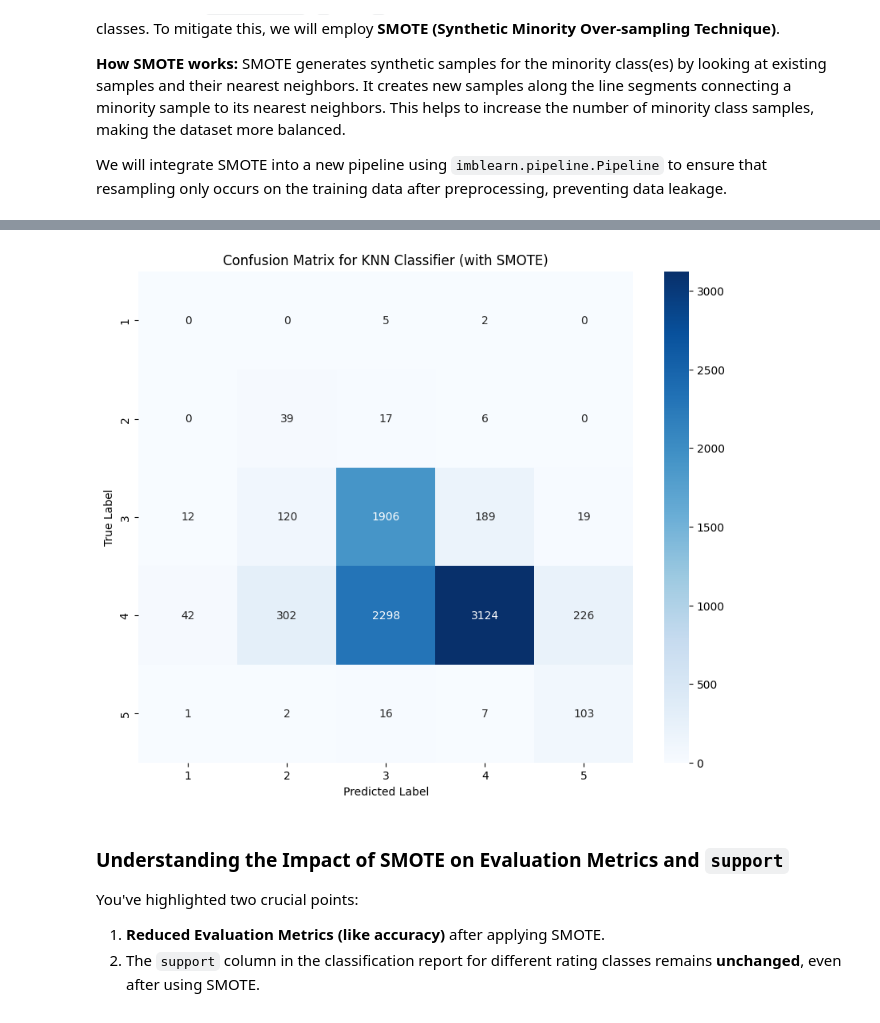
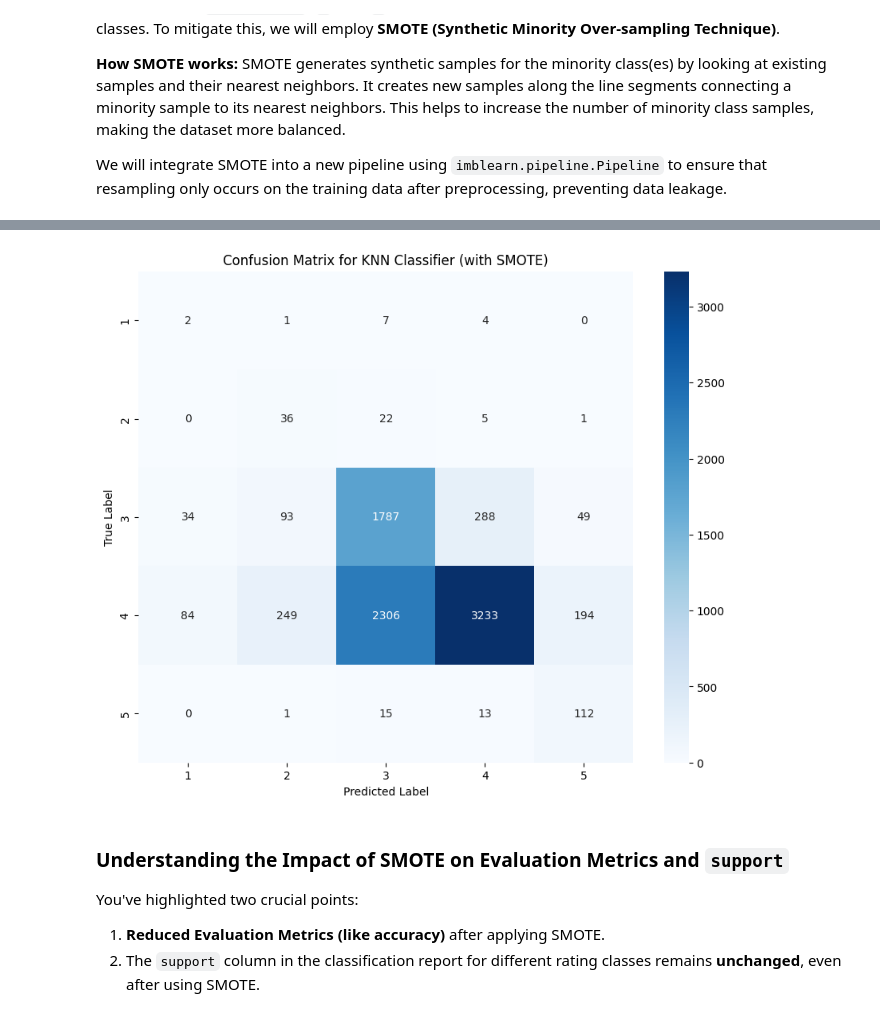
Before and after one commit to AshishNalawade0188/Restaurant-Analytics-Predictive-Intelligence-System, a Jupyter notebook: Karthik/imputed_dataset_KNN_CLASSIFIER.ipynb, the cells around one changed output, grey strips where cells are left out. Saved outputs shown, nothing was run; the diff lists cells and outputs as text; code cells hidden in the pictures.

```diff
--- a/Karthik/imputed_dataset_KNN_CLASSIFIER.ipynb
+++ b/Karthik/imputed_dataset_KNN_CLASSIFIER.ipynb
@@ -7,0 +25,27 @@ df = pd.read_csv('/content/drive/MyDrive/Colab Notebooks/zomato.csv')
+# %%
+# !pip install sqlalchemy psycopg2-binary pandas
+import pandas as pd
+from sqlalchemy import create_engine
+from google.colab import userdata
+
+# 1. Your Service URI (Ensure it starts with postgresql://)
+# Retrieve password securely from Colab Secrets
+DB_PASSWORD = userdata.get('DB_PASSWORD') # Ensure you have a secret named 'DB_PASSWORD'
+DATABASE_URL = f"postgres://avnadmin:{DB_PASSWORD}@pg-3ccb92da-john-7f1d.l.aivencloud.com:15149/defaultdb?sslmode=require"
+
+# Fix prefix for SQLAlchemy compatibility
+if DATABASE_URL.startswith("postgres://"):
+    DATABASE_URL = DATABASE_URL.replace("postgres://", "postgresql://", 1)
+
+# 2. Create the engine
+engine = create_engine(DATABASE_URL)
+
+# 3. Write your SQL Query to fetch data
+query = "SELECT * FROM zomato_raw_data;"
+
+# 4. Load data directly into a Pandas DataFrame
+df = pd.read_sql(query, con=engine)
+
+# 5. Display the fetched data
+print(f"Retrieved {len(df)} rows from database!")
+df.head()
@@ -427,7 +492,7 @@ zero_votes_df = df[df['votes'] == 0]
 non_zero_votes_df = df[df['votes'] != 0]
 
 # Calculate 5% of the zero-vote rows
-num_to_keep = int(len(zero_votes_df) * 0.05)
+num_to_keep = int(len(zero_votes_df) * 0.10)
 
 # Randomly sample 5% of the zero-vote rows
 sampled_zero_votes_df = zero_votes_df.sample(n=num_to_keep, random_state=42)
@@ -661,7 +710,7 @@ X_train, X_test, y_train, y_test = train_test_split(X, y, test_size=0.2, random_
 
 # 4. Create a pipeline with preprocessing and KNN classifier
 knn_classifier_pipeline = Pipeline(steps=[('preprocessor', preprocessor),
-                                         ('classifier', KNeighborsClassifier(n_neighbors=5))]) # Using 5 neighbors as default
+                                         ('classifier', KNeighborsClassifier(n_neighbors=3))])
 
 # Fit the KNN classifier pipeline on the training data
 knn_classifier_pipeline.fit(X_train, y_train)
@@ -760,7 +809,7 @@ preprocessor = ColumnTransformer(
 # SMOTE should be applied AFTER preprocessing the features
 knn_smote_pipeline = ImbPipeline(steps=[('preprocessor', preprocessor),
                                         ('smote', SMOTE(random_state=42)),
-                                        ('classifier', KNeighborsClassifier(n_neighbors=5))])
+                                        ('classifier', KNeighborsClassifier(n_neighbors=3))])
 
 # Fit the new KNN classifier pipeline on the original training data
 # SMOTE will be applied internally during fitting
@@ -812,4 +861,4 @@ weighted avg       0.79      0.61      0.64      8436
-[figure, old version]
+[figure, new version]
 # %% [markdown]
 ### Understanding the Impact of SMOTE on Evaluation Metrics and `support`
 
```
Also changed, not shown: parts of 37 cells of this notebook.
